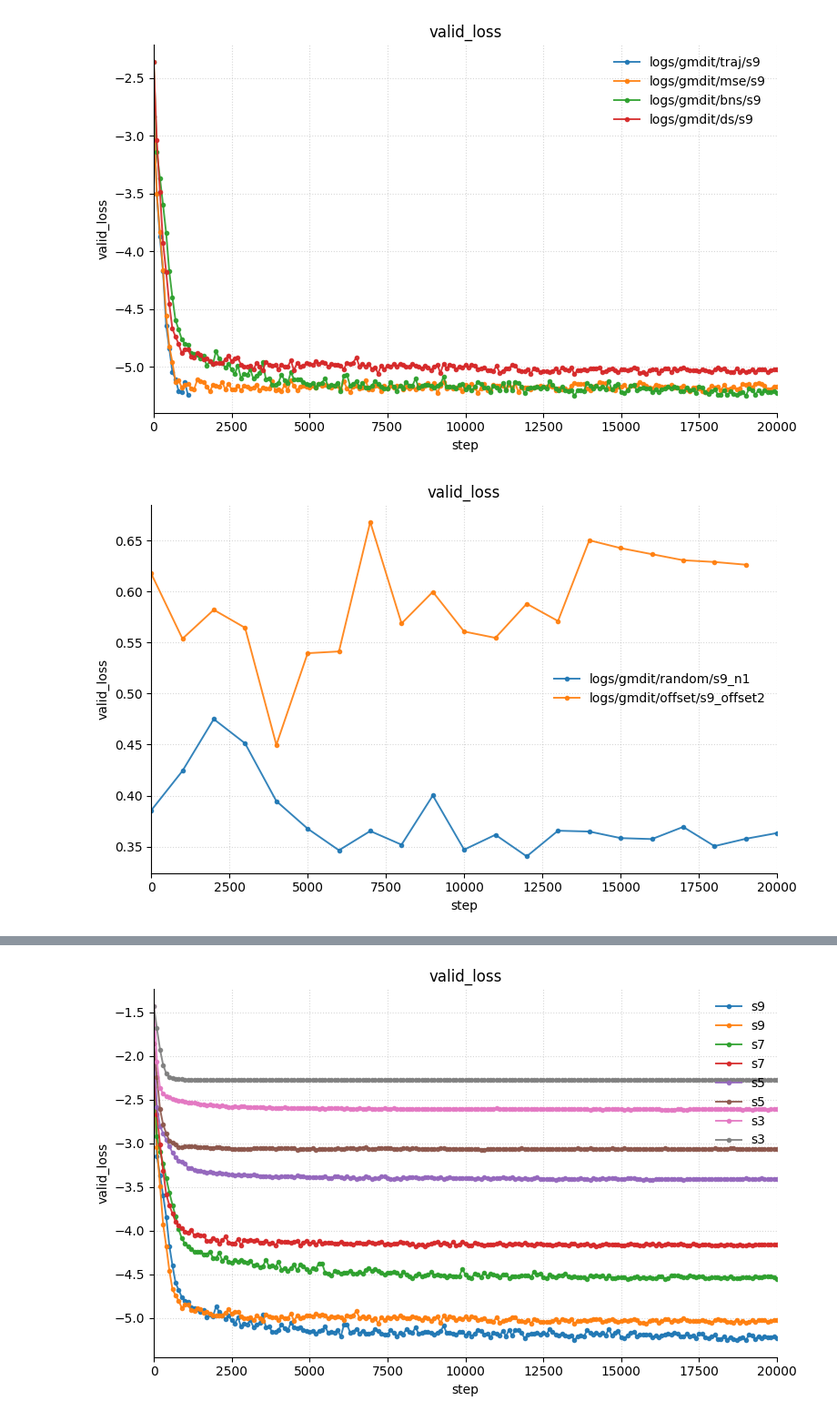
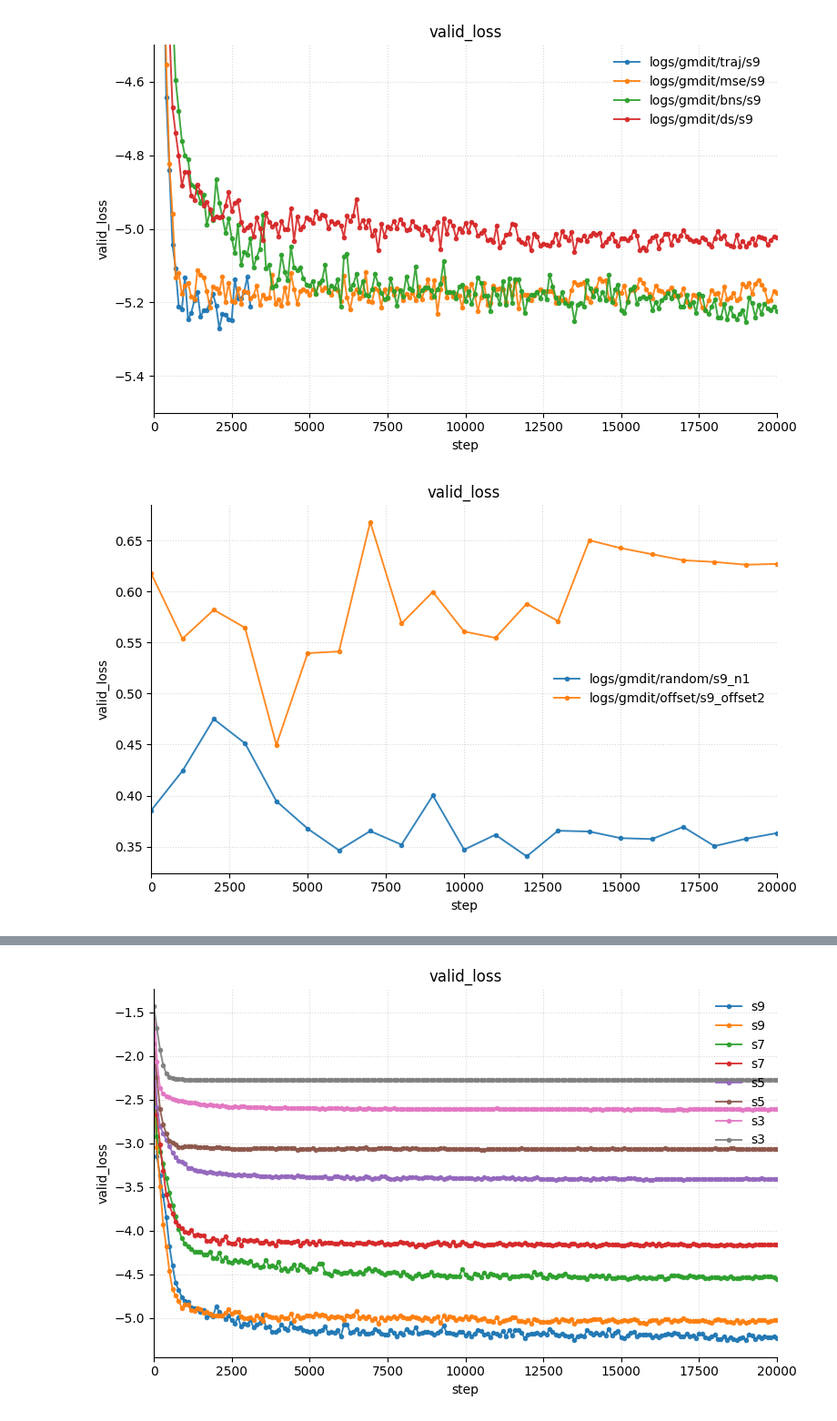
Before and after one commit to scpark20/logpx_samplers, a Jupyter notebook: reports/tensorboard_gmdit.ipynb, the cells around one changed output, grey strips where cells are left out. Shown at 91% size. Cells and saved outputs as stored; diff of their text form; code cells hidden in the pictures.

```diff
--- a/reports/tensorboard_gmdit.ipynb
+++ b/reports/tensorboard_gmdit.ipynb
@@ -14,35 +14,35 @@ RUN_DIRS = ['logs/gmdit/traj/s9',
             'logs/gmdit/ds/s9',
             ]
 TAGS = ['valid_loss']
 
 # load
 metrics = {}  # {tag: {run: (steps, values)}}
 for r in RUN_DIRS:
     acc = ea.EventAccumulator(r, size_guidance={ea.SCALARS:0}); acc.Reload()
     for t in acc.Tags()["scalars"]:
         ev = acc.Scalars(t)
         s = np.array([e.step for e in ev]); v = np.array([e.value for e in ev])
         i = np.argsort(s, kind="stable"); s, v = s[i], v[i]      # sort by step
         u, k = np.unique(s, return_index=True); s, v = u, v[k]   # dedup steps
         (metrics.setdefault(t, {}))[r] = (s, v)
 
 if not TAGS:
     print("Available tags:");
     for t in sorted(metrics.keys()): print(" •", t)
 else:
     for t in TAGS:
         if t not in metrics: continue
         fig, ax = plt.subplots(figsize=(8,5))
         for r,(s,v) in metrics[t].items():
             ax.plot(s, v, '-o', markersize=3, linewidth=1.4, alpha=0.9, label=Path(r))
         ax.set_title(t)
         ax.set_xlabel("step"); ax.set_ylabel(t.split("/")[-1])
         ax.grid(True, linestyle=":", alpha=0.5); ax.margins(x=0.02)
         ax.spines['top'].set_visible(False); ax.spines['right'].set_visible(False)
         if len(metrics[t])>1: ax.legend(frameon=False)
-        plt.xlim([0, 20*1000]); plt.tight_layout(); plt.show()
+        plt.ylim([-5.5, -4.5]); plt.xlim([0, 20*1000]); plt.tight_layout(); plt.show()
 # %% [output]
-[figure, old version]
+[figure, new version]
 # %%
 # TensorBoard scalars -> Matplotlib (explicit dirs, tags required; no UI, no error handling)
 from tensorboard.backend.event_processing import event_accumulator as ea
@@ -82,4 +82,4 @@ else:
         if len(metrics[t])>1: ax.legend(frameon=False)
         plt.xlim([0, 20*1000]); plt.tight_layout(); plt.show()
 # %% [output]
-[figure, old version]
+[figure, new version]
```
Also changed, not shown: parts of 1 cell of this notebook, 7 other files.
